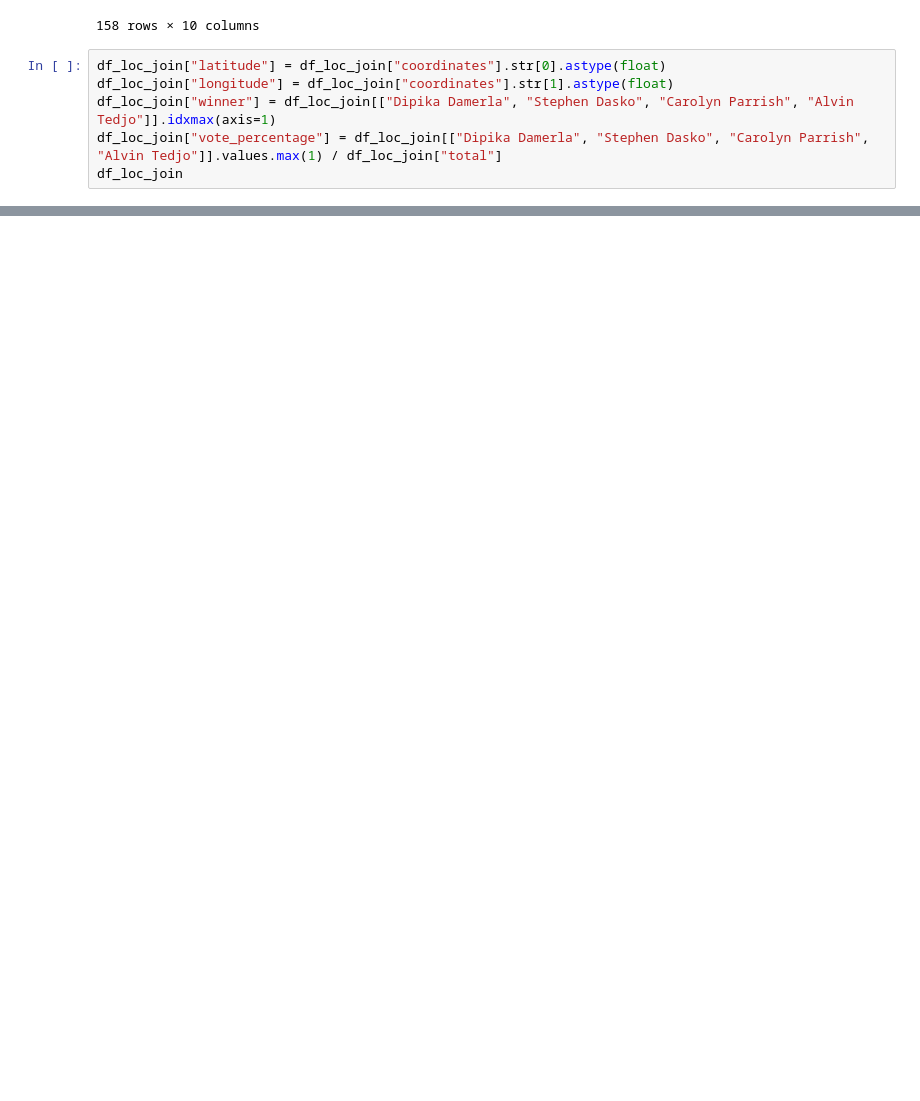
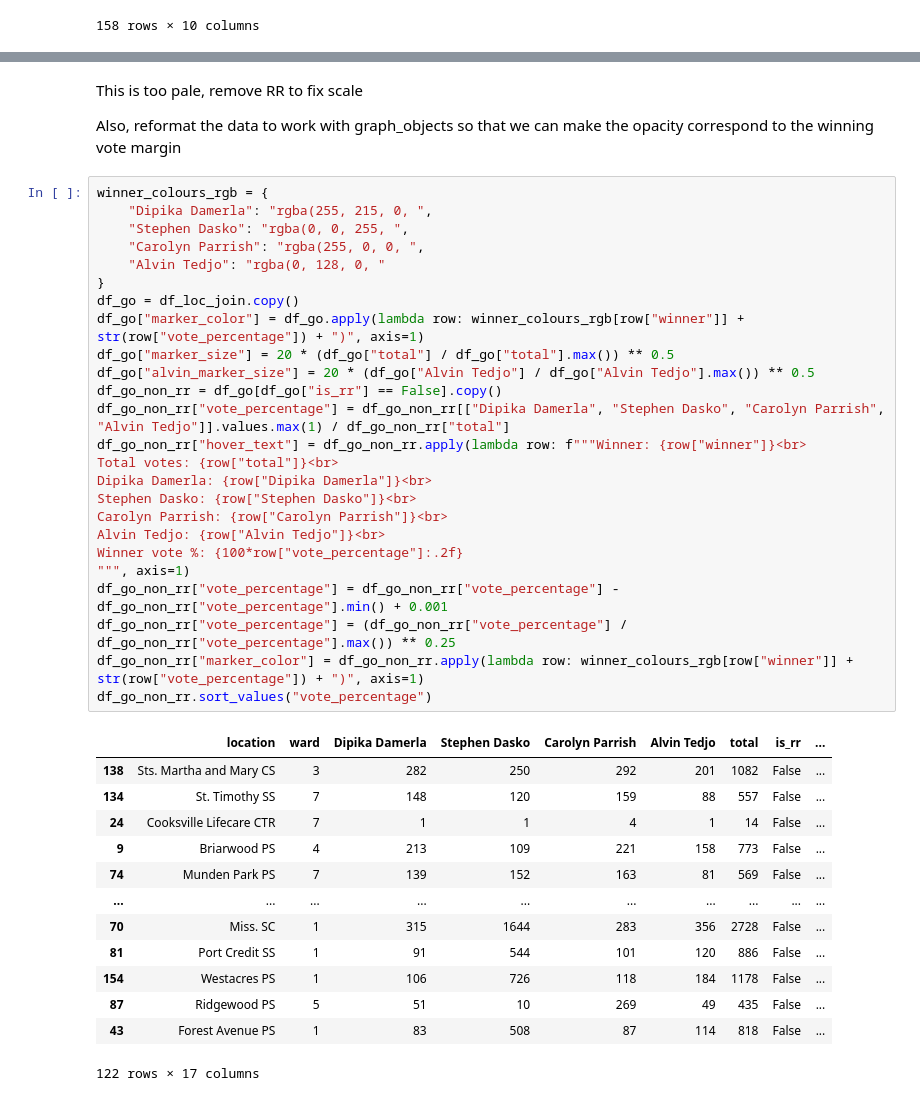
Before and after one commit to jsreid13/2024-Mississauga-By-Election-Polling-Results, a Jupyter notebook: analysis.ipynb, the cells around one changed output, grey strips where cells are left out. Drawn from its saved outputs; the diff is of its cells as text; blank space fills up the shorter version.

```diff
--- a/analysis.ipynb
+++ b/analysis.ipynb
@@ -298,9 +301,3 @@ df_loc_join.sort_values("total")
 | 18 | Church. Mdws BL | 10 | 688 | 251 | 2006 | 1059 | 4355 | [43.5523473, -79.7476441] | ... |
 | 45 | Frank McKech. CC | 5 | 813 | 338 | 1899 | 865 | 4356 | [43.6163705, -79.6556235] | ... |
 158 rows × 10 columns
-# %%
-df_loc_join["latitude"] = df_loc_join["coordinates"].str[0].astype(float)
-df_loc_join["longitude"] = df_loc_join["coordinates"].str[1].astype(float)
-df_loc_join["winner"] = df_loc_join[["Dipika Damerla", "Stephen Dasko", "Carolyn Parrish", "Alvin Tedjo"]].idxmax(axis=1)
-df_loc_join["vote_percentage"] = df_loc_join[["Dipika Damerla", "Stephen Dasko", "Carolyn Parrish", "Alvin Tedjo"]].values.max(1) / df_loc_join["total"]
-df_loc_join
@@ -485,0 +369,43 @@ See the caveats in the documentation: https://pandas.pydata.org/pandas-docs/stab
+# %% [markdown]
+This is too pale, remove RR to fix scale
+
+Also, reformat the data to work with graph_objects so that we can make the opacity correspond to the winning vote margin
+# %%
+winner_colours_rgb = {
+    "Dipika Damerla": "rgba(255, 215, 0, ",
+    "Stephen Dasko": "rgba(0, 0, 255, ",
+    "Carolyn Parrish": "rgba(255, 0, 0, ",
+    "Alvin Tedjo": "rgba(0, 128, 0, "
+}
+df_go = df_loc_join.copy()
+df_go["marker_color"] = df_go.apply(lambda row: winner_colours_rgb[row["winner"]] + str(row["vote_percentage"]) + ")", axis=1)
+df_go["marker_size"] = 20 * (df_go["total"] / df_go["total"].max()) ** 0.5
+df_go["alvin_marker_size"] = 20 * (df_go["Alvin Tedjo"] / df_go["Alvin Tedjo"].max()) ** 0.5
+df_go_non_rr = df_go[df_go["is_rr"] == False].copy()
+df_go_non_rr["vote_percentage"] = df_go_non_rr[["Dipika Damerla", "Stephen Dasko", "Carolyn Parrish", "Alvin Tedjo"]].values.max(1) / df_go_non_rr["total"]
+df_go_non_rr["hover_text"] = df_go_non_rr.apply(lambda row: f"""Winner: {row["winner"]}<br>
+Total votes: {row["total"]}<br>
+Dipika Damerla: {row["Dipika Damerla"]}<br>
+Stephen Dasko: {row["Stephen Dasko"]}<br>
+Carolyn Parrish: {row["Carolyn Parrish"]}<br>
+Alvin Tedjo: {row["Alvin Tedjo"]}<br>
+Winner vote %: {100*row["vote_percentage"]:.2f}
+""", axis=1)
+df_go_non_rr["vote_percentage"] = df_go_non_rr["vote_percentage"] - df_go_non_rr["vote_percentage"].min() + 0.001
+df_go_non_rr["vote_percentage"] = (df_go_non_rr["vote_percentage"] / df_go_non_rr["vote_percentage"].max()) ** 0.25
+df_go_non_rr["marker_color"] = df_go_non_rr.apply(lambda row: winner_colours_rgb[row["winner"]] + str(row["vote_percentage"]) + ")", axis=1)
+df_go_non_rr.sort_values("vote_percentage")
+# %% [output]
+|  | location | ward | Dipika Damerla | Stephen Dasko | Carolyn Parrish | Alvin Tedjo | total | is_rr | ... |
+| 138 | Sts. Martha and Mary CS | 3 | 282 | 250 | 292 | 201 | 1082 | False | ... |
+| 134 | St. Timothy SS | 7 | 148 | 120 | 159 | 88 | 557 | False | ... |
+| 24 | Cooksville Lifecare CTR | 7 | 1 | 1 | 4 | 1 | 14 | False | ... |
+| 9 | Briarwood PS | 4 | 213 | 109 | 221 | 158 | 773 | False | ... |
+| 74 | Munden Park PS | 7 | 139 | 152 | 163 | 81 | 569 | False | ... |
+| ... | ... | ... | ... | ... | ... | ... | ... | ... | ... |
+| 70 | Miss. SC | 1 | 315 | 1644 | 283 | 356 | 2728 | False | ... |
+| 81 | Port Credit SS | 1 | 91 | 544 | 101 | 120 | 886 | False | ... |
+| 154 | Westacres PS | 1 | 106 | 726 | 118 | 184 | 1178 | False | ... |
+| 87 | Ridgewood PS | 5 | 51 | 10 | 269 | 49 | 435 | False | ... |
+| 43 | Forest Avenue PS | 1 | 83 | 508 | 87 | 114 | 818 | False | ... |
+122 rows × 17 columns
```
Also changed, not shown: parts of 24 cells of this notebook, 12 other files.
